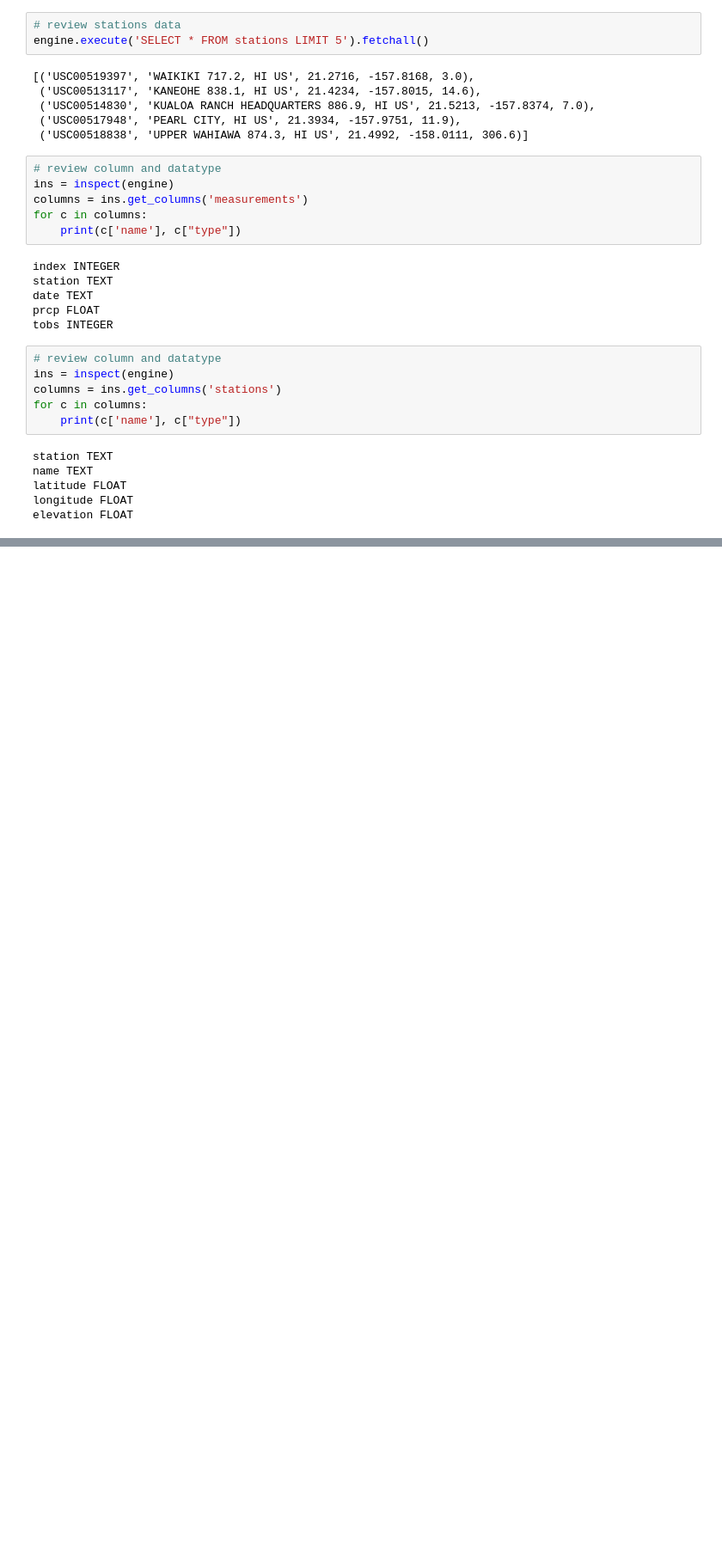
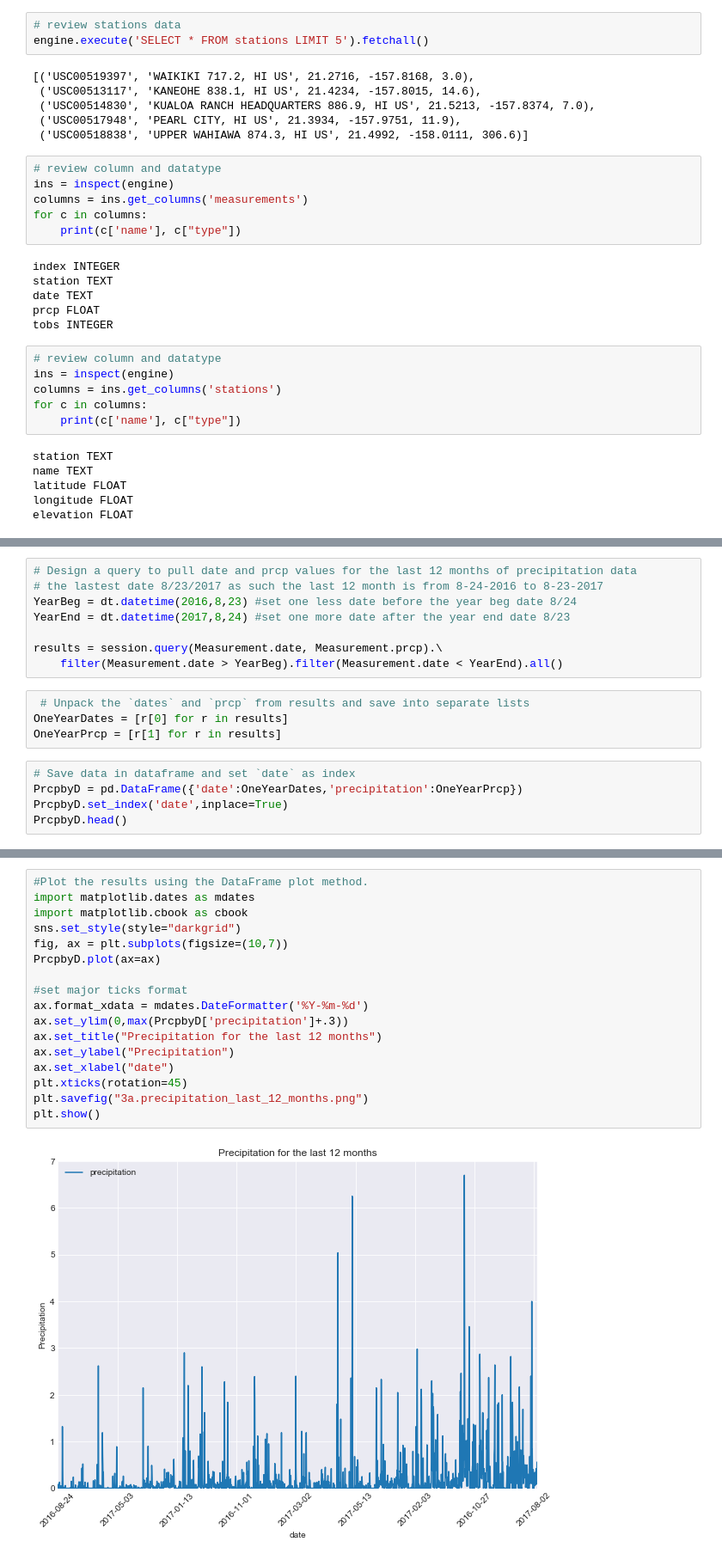
Before and after one commit to ZL14E161110/HW11---Adv-Data-Storage-Retrieval, a Jupyter notebook: 3.climate_analysis.ipynb, the cells around one changed output, grey strips where cells are left out. Shown at 86% size. Drawn from its saved outputs; the diff is of its cells as text; blank space fills up the shorter version.

```diff
--- a/3.climate_analysis.ipynb
+++ b/3.climate_analysis.ipynb
@@ -80,0 +83,17 @@ elevation FLOAT
+# %%
+# Design a query to pull date and prcp values for the last 12 months of precipitation data
+# the lastest date 8/23/2017 as such the last 12 month is from 8-24-2016 to 8-23-2017
+YearBeg = dt.datetime(2016,8,23) #set one less date before the year beg date 8/24
+YearEnd = dt.datetime(2017,8,24) #set one more date after the year end date 8/23
+
+results = session.query(Measurement.date, Measurement.prcp).\
+    filter(Measurement.date > YearBeg).filter(Measurement.date < YearEnd).all()
+# %%
+ # Unpack the `dates` and `prcp` from results and save into separate lists
+OneYearDates = [r[0] for r in results]
+OneYearPrcp = [r[1] for r in results]
+# %%
+# Save data in dataframe and set `date` as index
+PrcpbyD = pd.DataFrame({'date':OneYearDates,'precipitation':OneYearPrcp})
+PrcpbyD.set_index('date',inplace=True)
+PrcpbyD.head()
@@ -80,0 +108,19 @@ elevation FLOAT
+# %%
+#Plot the results using the DataFrame plot method.
+import matplotlib.dates as mdates
+import matplotlib.cbook as cbook
+sns.set_style(style="darkgrid")
+fig, ax = plt.subplots(figsize=(10,7))
+PrcpbyD.plot(ax=ax)
+
+#set major ticks format
+ax.format_xdata = mdates.DateFormatter('%Y-%m-%d')
+ax.set_ylim(0,max(PrcpbyD['precipitation']+.3))
+ax.set_title("Precipitation for the last 12 months")
+ax.set_ylabel("Precipitation")
+ax.set_xlabel("date")
+plt.xticks(rotation=45)
+plt.savefig("3a.precipitation_last_12_months.png")
+plt.show()
+# %% [output]
+[figure, added]
```
Also changed, not shown: parts of 12 cells of this notebook, 3 other files.
